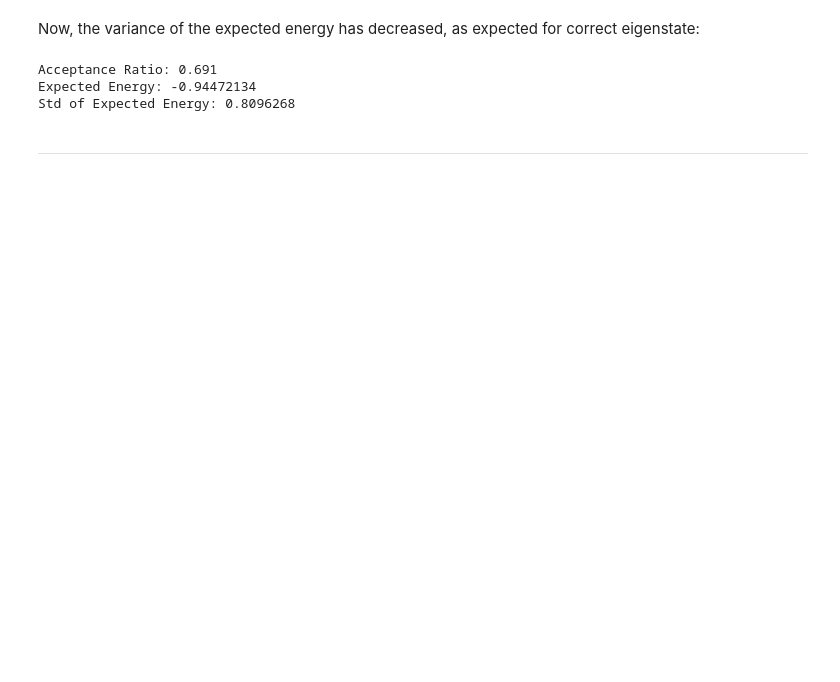
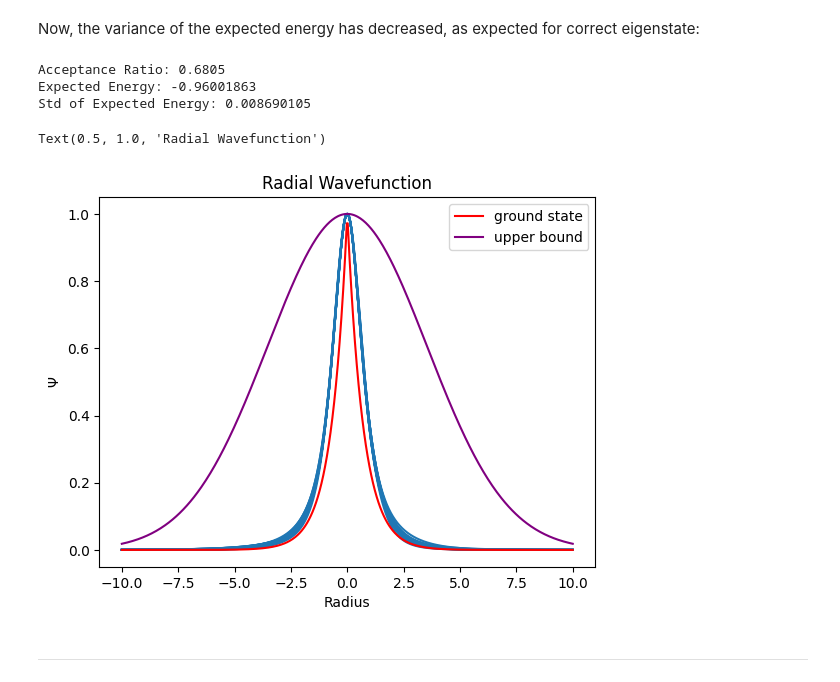
Before and after one commit to evanwonisch/NeuralQuantumStates, a Jupyter notebook: run/hydrogen_simple3.ipynb, the cells around one changed output. Drawn from its saved outputs; the diff is of its cells as text; code cells hidden in the pictures; blank space fills up the shorter version.

```diff
--- a/run/hydrogen_simple3.ipynb
+++ b/run/hydrogen_simple3.ipynb
@@ -160,14 +161,14 @@ dEs_ = []
 ratios_ = []
 # %%
 # define
-optimizer = optax.adam(learning_rate=0.005)
+optimizer = optax.adam(learning_rate=0.01)
 
 # initialise
 optimizer_state = optimizer.init(parameters)
 
-for i in tqdm(range(1000)):
+for i in tqdm(range(400)):
     key, _ = jax.random.split(key)
-    samples, ratio = sampler.sample(key, parameters, jax.random.normal(key, (3,)), 10000)
+    samples, ratio = sampler.sample(key, parameters, jax.random.normal(key, (3,)), 20000)
     grad, E, dE = calc_grad_E(H, wavefun, parameters, samples)
 
     Es_.append(E)
@@ -175,6 +176,7 @@ for i in tqdm(range(1000)):
     ratios_.append(ratio)
 
     updates, optimizer_state = optimizer.update(grad, optimizer_state, parameters)
+
     parameters = optax.apply_updates(parameters, updates)
 
 Es = np.array(Es_)
@@ -217,15 +219,52 @@ Text(0.5, 1.0, 'Energy Optimisation')
 # %% [markdown]
 Now, the variance of the expected energy has decreased, as expected for correct eigenstate:
 # %%
-samples, ratio = sampler.sample(key, parameters, jax.random.normal(key, (3,)), 10000)
+N = 10000
+samples, ratio = sampler.sample(key, parameters, jax.random.normal(key, (3,)), N)
 H_loc = H.calc_H_loc(wavefun, parameters, samples)
 
 print("Acceptance Ratio:", ratio)
 print("Expected Energy:", jnp.mean(H_loc))
-print("Std of Expected Energy:", jnp.std(H_loc))
+print("Std of Expected Energy:", jnp.std(H_loc)/jnp.sqrt(N))
 # %% [output]
-Acceptance Ratio: 0.691
-Expected Energy: -0.94472134
-Std of Expected Energy: 0.8096268
+Acceptance Ratio: 0.6805
+Expected Energy: -0.96001863
+Std of Expected Energy: 0.008690105
+# %%
+def getLine(phi, theta, r_max = 10):
+    r = jnp.linspace(-r_max, r_max, num = 2000)
+    x = jnp.cos(phi)*jnp.sin(theta) * r
+    y = jnp.sin(phi)*jnp.sin(theta) * r
+    z = jnp.cos(theta) * r
+
+    return r, jnp.stack((x,y,z), axis = 1)
+
+getLine = jax.vmap(getLine, in_axes=[0,0])
+
+phi = jax.random.uniform(key, shape = (15,)) * 2 * jnp.pi
+theta = jax.random.uniform(key, shape = (15,)) * jnp.pi
+
+r, line = getLine(phi,theta)
+
+for i in range(15):
+    prob = wavefun.calc_logpsi(parameters, line[i])
+    plt.plot(r[i], jnp.exp(prob)/jnp.max(jnp.exp(prob)), color = "C0")
+
+
+s = np.linspace(-10,10, num = 500)
+plt.plot(s, jnp.exp(-jnp.abs(s)*jnp.sqrt(2)), color = "red", label = "ground state")
+plt.plot(s, jnp.exp(-s**2/5**2), color = "purple", label = "upper bound")
+
+# plt.yscale("log")
+
+plt.legend()
+
+plt.xlabel("Radius")
+plt.ylabel("$\\Psi$")
+
+plt.title("Radial Wavefunction")
+# %% [output]
+Text(0.5, 1.0, 'Radial Wavefunction')
+[figure, added]
 # %% [markdown]
 ---
```
Also changed, not shown: parts of 10 cells of this notebook, 1 other file.
